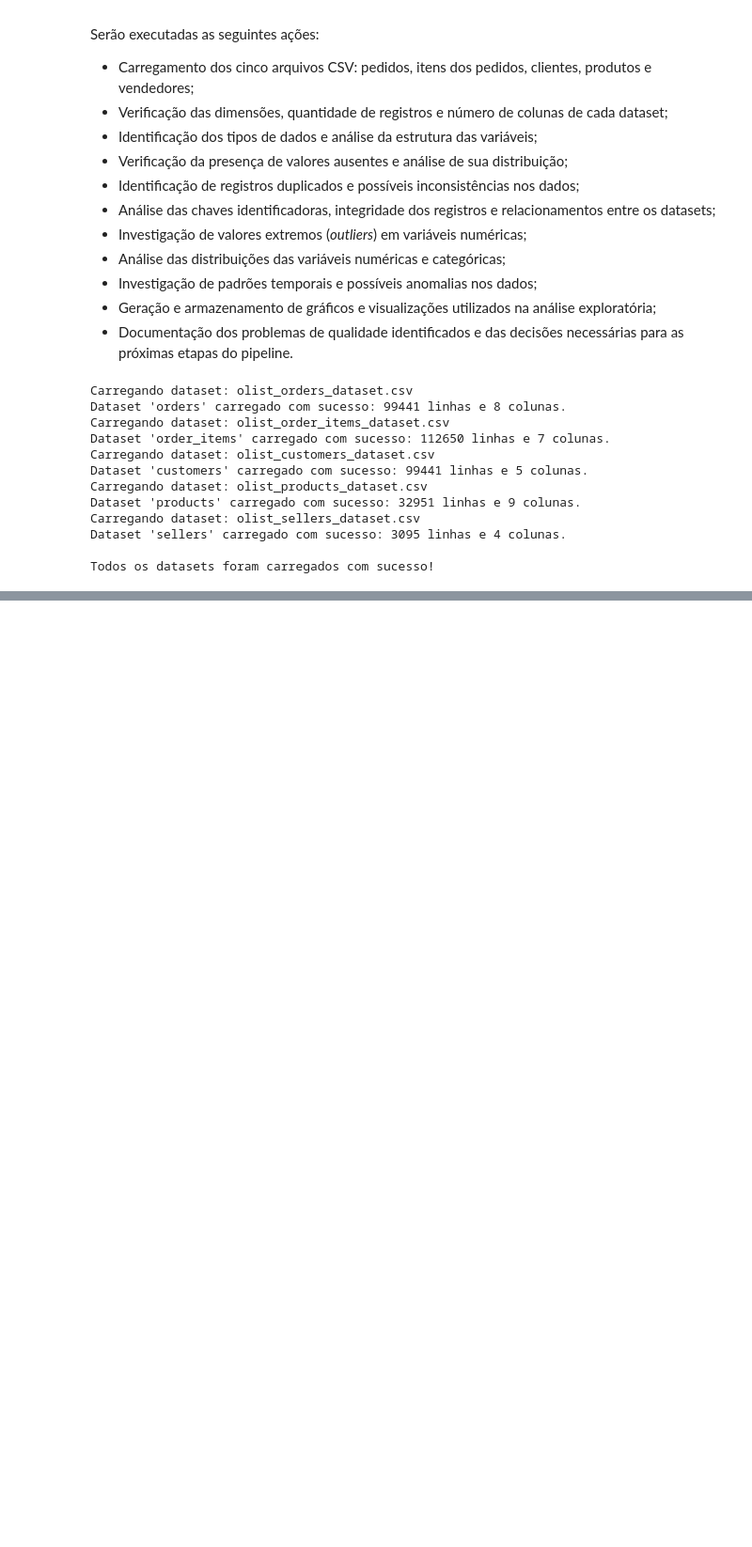
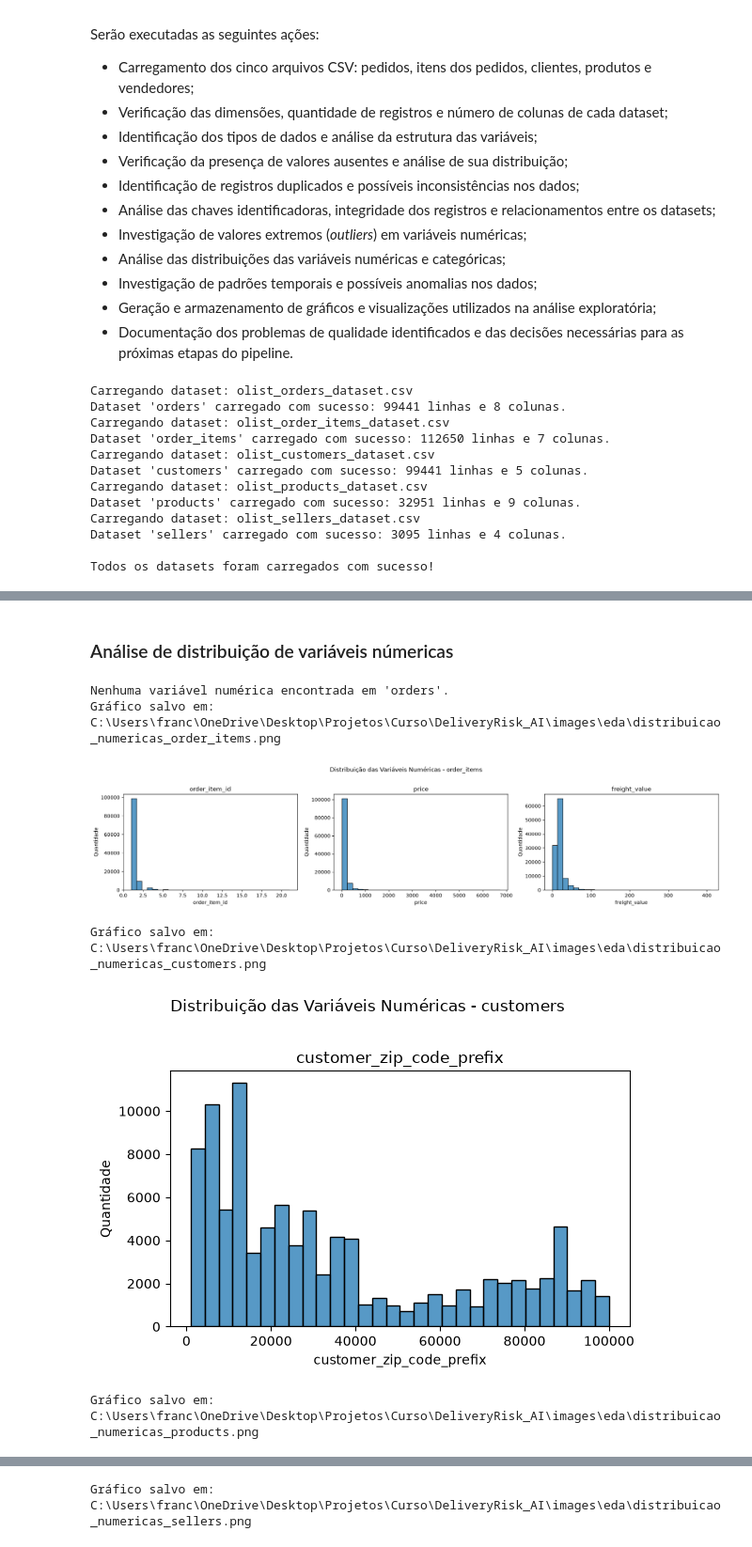
Before and after one commit to Franciane-sl/DeliveryRisk_AI, a Jupyter notebook: pipeline/notebooks/delivery_risk_analysis.ipynb, the cells around one changed output, grey strips where cells are left out. Shown at 94% size. Saved outputs shown, nothing was run; the diff lists cells and outputs as text; code cells hidden in the pictures; blank space fills up the shorter version.

Commit message:
feat: realizar análise exploratória dos datasets

```diff
--- a/pipeline/notebooks/delivery_risk_analysis.ipynb
+++ b/pipeline/notebooks/delivery_risk_analysis.ipynb
@@ -67,0 +485,4 @@ Todos os datasets foram carregados com sucesso!
+# %%
+for nome, df in datasets.items():
+    print(f"\nDataset: {nome}")
+    display(analisar_duplicatas(df, nome))
@@ -67,0 +613,12 @@ Todos os datasets foram carregados com sucesso!
+# %% [markdown]
+### Análise de distribuição de variáveis númericas
+# %%
+for nome, df in datasets.items():
+    grafico_distribuicao_numericas(df, nome=nome)
+# %% [output]
+Nenhuma variável numérica encontrada em 'orders'.
+Gráfico salvo em: C:\Users\franc\OneDrive\Desktop\Projetos\Curso\DeliveryRisk_AI\images\eda\distribuicao_numericas_order_items.png
+[figure, added]
+Gráfico salvo em: C:\Users\franc\OneDrive\Desktop\Projetos\Curso\DeliveryRisk_AI\images\eda\distribuicao_numericas_customers.png
+[figure, added]
+Gráfico salvo em: C:\Users\franc\OneDrive\Desktop\Projetos\Curso\DeliveryRisk_AI\images\eda\distribuicao_numericas_products.png
@@ -67,0 +626 @@ Todos os datasets foram carregados com sucesso!
+Gráfico salvo em: C:\Users\franc\OneDrive\Desktop\Projetos\Curso\DeliveryRisk_AI\images\eda\distribuicao_numericas_sellers.png
```
Also changed, not shown: parts of 43 cells of this notebook.
